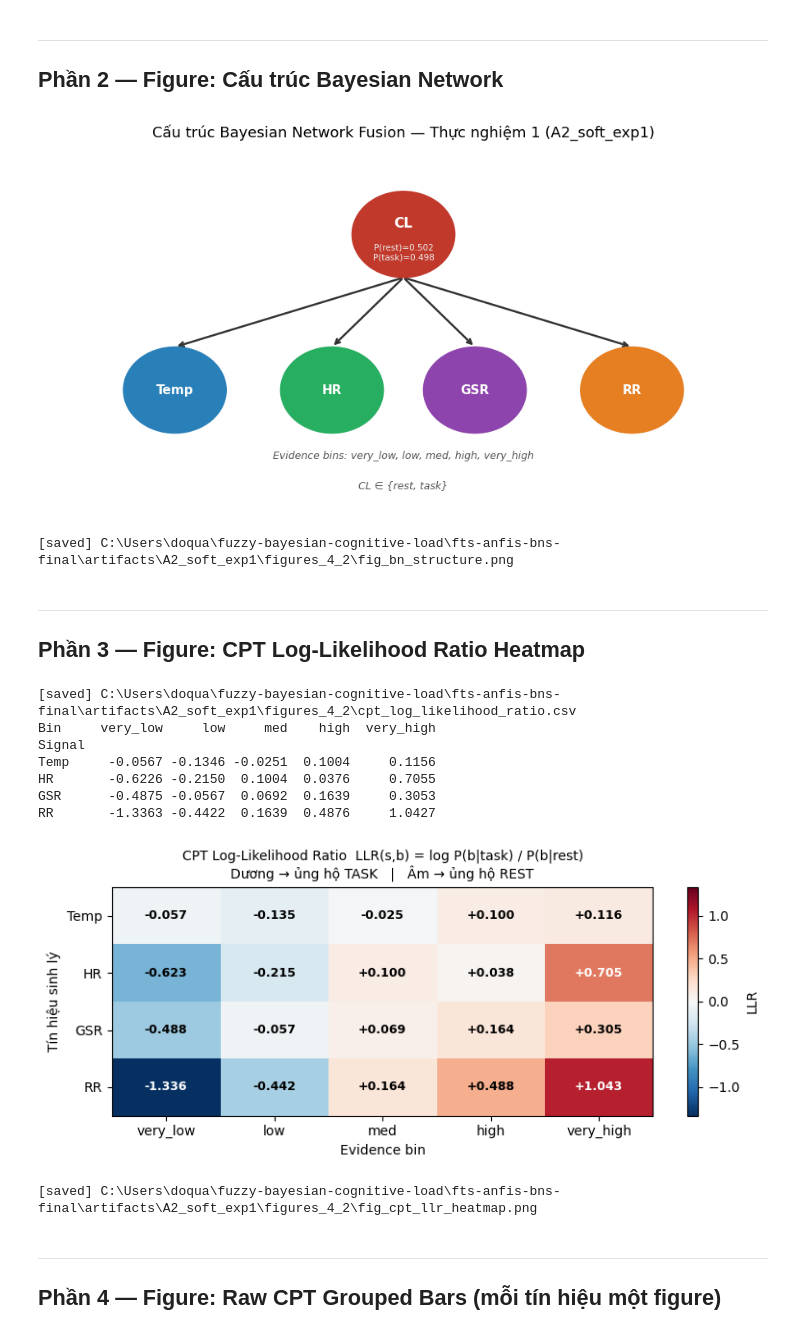
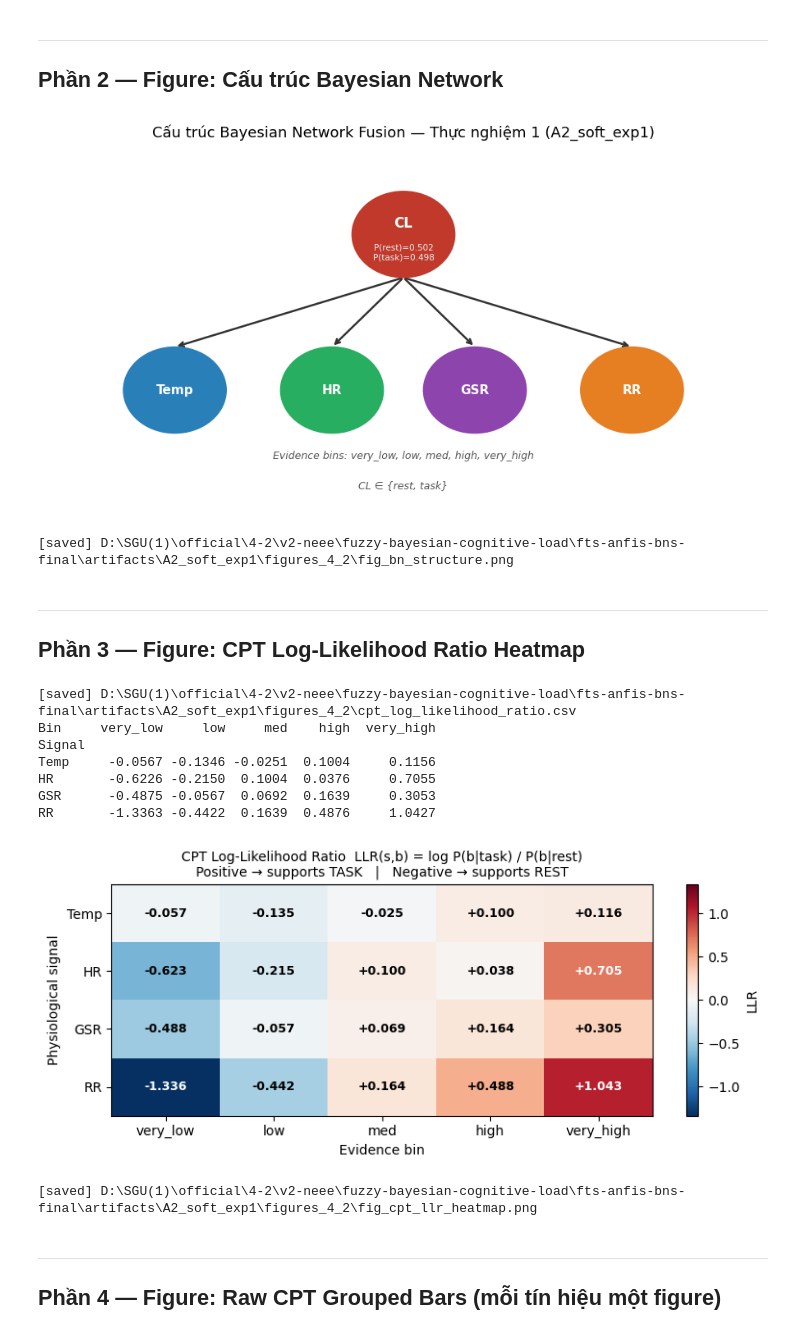
Before and after one commit to armyashe/fuzzy-bayesian-cognitive-load, a Jupyter notebook: fts-anfis-bns-final/notebooks/output.ipynb, the cells around one changed output. Drawn from its saved outputs; the diff is of its cells as text; code cells hidden in the pictures.

Commit message:
Refactor experiment notebooks and update artifacts

```diff
--- a/fts-anfis-bns-final/notebooks/output.ipynb
+++ b/fts-anfis-bns-final/notebooks/output.ipynb
@@ -110,16 +110,18 @@ if not (NOTEBOOK_ROOT / "last_30s_segments").exists() and (NOTEBOOK_ROOT / "fts-
 
 DATA_DIR = NOTEBOOK_ROOT / "last_30s_segments"
 
-# Reuse existing variables if available; otherwise read from Excel files.
-try:
-    hr_data = hr_df.copy()
-except NameError:
-    hr_data = pd.read_excel(DATA_DIR / "hr.xlsx", index_col=0)
+# Load data explicitly from the segment files so the notebook does not depend on
+# variables created in earlier cells or external globals.
+hr_path = DATA_DIR / "hr.xlsx"
+labels_path = DATA_DIR / "labels.xlsx"
 
-try:
-    labels_data = label_df.copy()
-except NameError:
-    labels_data = pd.read_excel(DATA_DIR / "labels.xlsx", index_col=0)
+if not hr_path.exists():
+    raise FileNotFoundError(f"Missing HR data file: {hr_path}")
+if not labels_path.exists():
+    raise FileNotFoundError(f"Missing label data file: {labels_path}")
+
+hr_data = pd.read_excel(hr_path, index_col=0)
+labels_data = pd.read_excel(labels_path, index_col=0)
 
 # HR mean over each 30-second window.
 hr_mean = hr_data.mean(axis=1)
@@ -286,7 +288,7 @@ plt.show()
 print(f"[saved] {out_path}")
 # %% [output]
 [figure]
-[saved] C:\Users\doqua\fuzzy-bayesian-cognitive-load\fts-anfis-bns-final\artifacts\A2_soft_exp1\figures_4_2\fig_bn_structure.png
+[saved] D:\SGU(1)\official\4-2\v2-neee\fuzzy-bayesian-cognitive-load\fts-anfis-bns-final\artifacts\A2_soft_exp1\figures_4_2\fig_bn_structure.png
 # %% [markdown]
 ---
 ## Phần 3 — Figure: CPT Log-Likelihood Ratio Heatmap
@@ -330,38 +332,38 @@ im = ax.imshow(mat, cmap="RdBu_r", vmin=-vmax, vmax=vmax, aspect="auto")
 
 # Trục
 ax.set_xticks(range(len(bin_names)))
 ax.set_xticklabels(bin_names, fontsize=10)
 ax.set_yticks(range(len(signals)))
 ax.set_yticklabels(signals, fontsize=10)
 ax.set_xlabel("Evidence bin", fontsize=10)
-ax.set_ylabel("Tín hiệu sinh lý", fontsize=10)
+ax.set_ylabel("Physiological signal", fontsize=10)
 ax.set_title("CPT Log-Likelihood Ratio  LLR(s,b) = log P(b|task) / P(b|rest)\n"
-             "Dương → ủng hộ TASK   |   Âm → ủng hộ REST", fontsize=10)
+             "Positive → supports TASK   |   Negative → supports REST", fontsize=10)
 
 # Annotate giá trị
 for i in range(mat.shape[0]):
     for j in range(mat.shape[1]):
         val = mat[i, j]
         color = "white" if abs(val) > 0.5 * vmax else "black"
         ax.text(j, i, f"{val:+.3f}", ha="center", va="center",
                 fontsize=9, color=color, fontweight="bold")
 
 plt.colorbar(im, ax=ax, label="LLR")
 fig.tight_layout()
 out_path = FIG_DIR / "fig_cpt_llr_heatmap.png"
 fig.savefig(out_path, dpi=300, bbox_inches="tight")
 plt.show()
 print(f"[saved] {out_path}")
 # %% [output]
-[saved] C:\Users\doqua\fuzzy-bayesian-cognitive-load\fts-anfis-bns-final\artifacts\A2_soft_exp1\figures_4_2\cpt_log_likelihood_ratio.csv
+[saved] D:\SGU(1)\official\4-2\v2-neee\fuzzy-bayesian-cognitive-load\fts-anfis-bns-final\artifacts\A2_soft_exp1\figures_4_2\cpt_log_likelihood_ratio.csv
 Bin     very_low     low     med    high  very_high
 Signal
 Temp     -0.0567 -0.1346 -0.0251  0.1004     0.1156
 HR       -0.6226 -0.2150  0.1004  0.0376     0.7055
 GSR      -0.4875 -0.0567  0.0692  0.1639     0.3053
 RR       -1.3363 -0.4422  0.1639  0.4876     1.0427
-[figure, old version]
+[figure, new version]
-[saved] C:\Users\doqua\fuzzy-bayesian-cognitive-load\fts-anfis-bns-final\artifacts\A2_soft_exp1\figures_4_2\fig_cpt_llr_heatmap.png
+[saved] D:\SGU(1)\official\4-2\v2-neee\fuzzy-bayesian-cognitive-load\fts-anfis-bns-final\artifacts\A2_soft_exp1\figures_4_2\fig_cpt_llr_heatmap.png
 # %% [markdown]
 ---
 ## Phần 4 — Figure: Raw CPT Grouped Bars (mỗi tín hiệu một figure)
```
Also changed, not shown: parts of 7 cells of this notebook, 7 other files.
